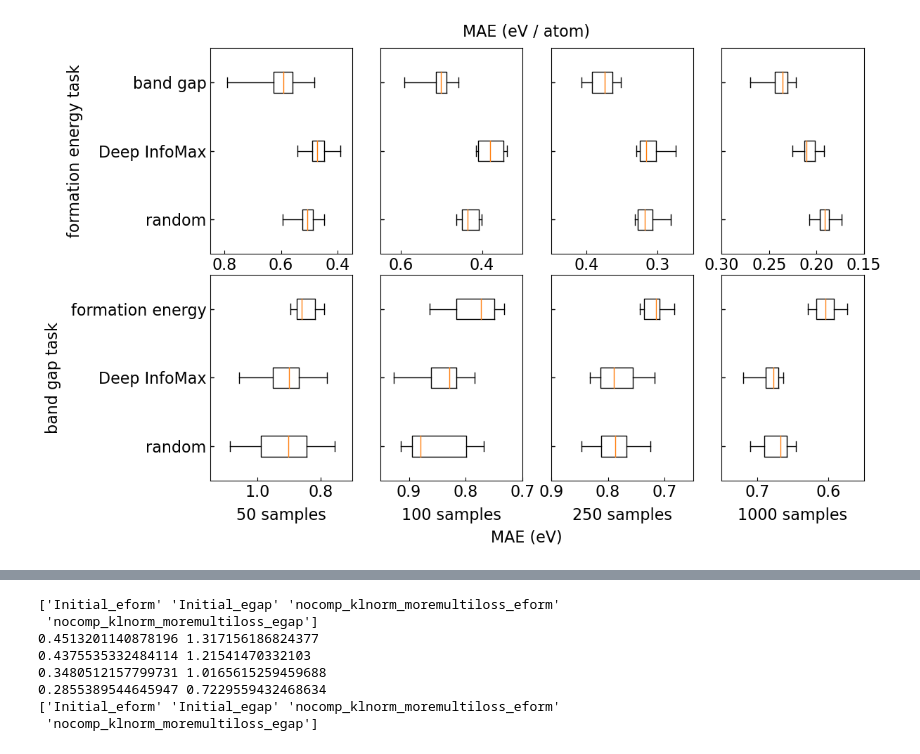
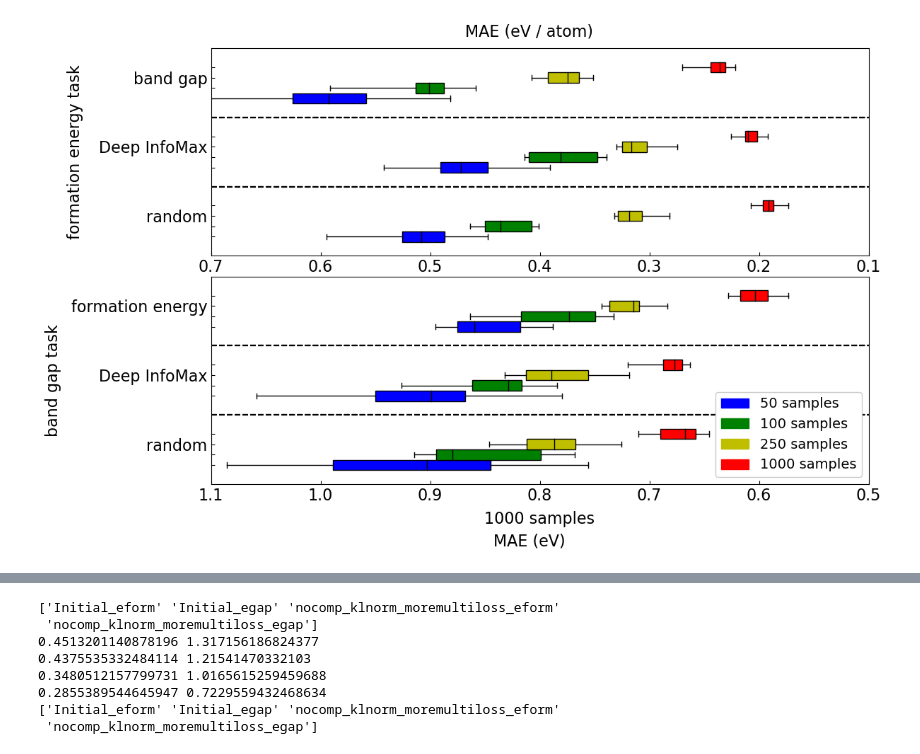
Before and after one commit to mm04926412/Site-Net, a Jupyter notebook: Downstream_MAEs_to_plots.ipynb, the cells around one changed output, grey strips where cells are left out. Saved outputs shown, nothing was run; the diff lists cells and outputs as text; code cells hidden in the pictures.

```diff
--- a/Downstream_MAEs_to_plots.ipynb
+++ b/Downstream_MAEs_to_plots.ipynb
@@ -251,7 +234,6 @@ ValueError: X must have 2 or fewer dimensions
 [figure]
 # %%
 DownMAE = pd.read_csv("Downstream_MAEs.csv",header=None,names=["filename","MAE"])
-print(DownMAE[DownMAE["filename"].str.contains("eform_compact_dim_s250_initial_downstream_Neither")])
 
 box_plot_1 = [["eform_compact_dim_s50_initial_downstream_Neither_", "eform_compact_dim_s50_DIM_downstream_Neither_DIM_eform_", "eform_compact_dim_s50_DIM_downstream_Neither_Supervised_egap_"],["random","Deep InfoMax","band gap"],"eform_s100_transfer.png",[0.85,0.35]]
 box_plot_2 = [["eform_compact_dim_s100_initial_downstream_Neither_","eform_compact_dim_s100_DIM_downstream_Neither_DIM_eform_","eform_compact_dim_s100_DIM_downstream_Neither_Supervised_egap_"],["random","Deep InfoMax","band gap"],"eform_s250_transfer.png",[0.65,0.3]]
@@ -259,74 +241,24 @@ box_plot_3 = [["eform_compact_dim_s250_initial_downstream_Neither_", "eform_comp
 box_plot_4 = [["eform_compact_dim_s1000_initial_downstream_Neither_", "eform_compact_dim_s1000_DIM_downstream_Neither_DIM_eform_", "eform_compact_dim_s1000_DIM_downstream_Neither_Supervised_egap_"],["random","Deep InfoMax","band gap"],"eform_s10000_transfer.png",[0.3,0.15]]
 box_plot_queue = [box_plot_1,box_plot_2,box_plot_3,box_plot_4]
 
-fig,ax = plt.subplots(2, 4, sharex=False, sharey="row",gridspec_kw={'wspace':0.2, 'hspace':0.1},figsize=(12,8))
-fig.text(0.5, 0.0, "MAE (eV)", ha='center')
-fig.text(0.5, 0.9, "MAE (eV / atom)", ha='center')
-
-ax_i = 0
-ax[0][0].set_ylabel("formation energy task",labelpad=16)
-for plots in box_plot_queue:
-    plt.figure()
-    vectors = [DownMAE[DownMAE["filename"].str.contains(i)]["MAE"] for i in plots[0]]
-    print(vectors)
-    if ax_i == 0:
-        ax[0][ax_i].boxplot(vectors,labels=plots[1],vert=False,whis=100000000)
-    else:
-        ax[0][ax_i].boxplot(vectors,labels=["","",""],vert=False,whis=100000000)
-    ax[0][ax_i].set_ylim(0.5,3.5)
-    ax[0][ax_i].set_xlim(plots[3][0],plots[3][1])
-    fig.savefig("figure_eform_transfer.png")
-    ax_i += 1
-    fig.show()
-
-DownMAE = pd.read_csv("Downstream_MAEs.csv",header=None,names=["filename","MAE"])
-box_plot_1 = [["egap_compact_dim_s50_initial_downstream_Neither_", "egap_compact_dim_s50_DIM_downstream_Neither_DIM_egap_", "egap_compact_dim_s50_DIM_downstream_Neither_Supervised_eform_"],["random","Deep InfoMax","formation energy"],"eform_s50_transfer.png",[1.15,0.7],50]
-box_plot_2 = [["egap_compact_dim_s100_initial_downstream_Neither_","egap_compact_dim_s100_DIM_downstream_Neither_DIM_egap_","egap_compact_dim_s100_DIM_downstream_Neither_Supervised_eform_"],["random","Deep InfoMax","formation energy"],"eform_s100_transfer.png",[0.95,0.7],100]
-box_plot_3 = [["egap_compact_dim_s250_initial_downstream_Neither_", "egap_compact_dim_s250_DIM_downstream_Neither_DIM_egap_", "egap_compact_dim_s250_DIM_downstream_Neither_Supervised_eform_"],["random","Deep InfoMax","formation energy"],"eform_s250_transfer.png",[0.9,0.65],250]
-box_plot_4 = [["egap_compact_dim_s1000_initial_downstream_Neither_", "egap_compact_dim_s1000_DIM_downstream_Neither_DIM_egap_", "egap_compact_dim_s1000_DIM_downstream_Neither_Supervised_eform_"],["random","Deep InfoMax","formation energy"],"eform_s1000_transfer.png",[0.75,0.55],1000]
-box_plot_queue = [box_plot_1,box_plot_2,box_plot_3,box_plot_4]
-
-#fig,ax = plt.subplots(1, 4, sharex=False, sharey=True,gridspec_kw={'wspace':0.1, 'hspace':0},figsize=(12,6))
-#fig.text(0.5, 0, "MAE (eV)", ha='center')
-
-ax_i = 0
-ax[1][0].set_ylabel("band gap task",labelpad=10)
-for plots in box_plot_queue:
-    vectors = [DownMAE[DownMAE["filename"].str.contains(i)]["MAE"] for i in plots[0]]
-    print(vectors)
-    if ax_i == 0:
-        ax[1][ax_i].boxplot(vectors,labels=plots[1],vert=False,whis=100000000)
-    else:
-        ax[1][ax_i].boxplot(vectors,labels=["","",""],vert=False,whis=100000000)
-    ax[1][ax_i].set_ylim(0.5,3.5)
-    ax[1][ax_i].set_xlim(plots[3][0],plots[3][1])
-    ax[1][ax_i].set_xlabel(str(plots[4]) + " samples", labelpad=7)
-    fig.savefig("figure_transfer.png",bbox_inches="tight")
-    ax_i += 1
-    fig.show()
-
 fig,ax = plt.subplots(2, 1, sharex=False, sharey="row",gridspec_kw={'wspace':0.2, 'hspace':0.1},figsize=(12,8))
 fig.text(0.5, 0.0, "MAE (eV)", ha='center')
 fig.text(0.5, 0.9, "MAE (eV / atom)", ha='center')
 
 ax_i = 0
 ax[0].set_ylabel("formation energy task",labelpad=16)
-colors = ["r","g","b","y"]
-for plots,color in zip(box_plot_queue,colors):
-    plt.figure()
+offset=-0.225
+for plots, color, samples in zip(box_plot_queue, ["b", "g", "y", "r"], [50, 100, 250, 1000]):
     vectors = [DownMAE[DownMAE["filename"].str.contains(i)]["MAE"] for i in plots[0]]
-    print(vectors)
-    if ax_i == 0:
-        box = ax[0].boxplot(vectors,labels=plots[1],vert=False,whis=100000000)
+    if ax_i == 2:
+        box_plot(ax[0],vectors,"black",color,labels=plots[1],vert=False,whis=100000000,positions=[1+offset,2+offset,3+offset],widths=0.15)
     else:
-        box = ax[0].boxplot(vectors,labels=["","",""],vert=False,whis=100000000)
-    for _,line_list in box.items():
-        for line in line_list:
-            line.set_color(color)
+        box_plot(ax[0],vectors,"black",color,labels=["","",""],vert=False,whis=100000000,positions=[1+offset,2+offset,3+offset],widths=0.15)
     ax[0].set_ylim(0.5,3.5)
-    ax[0].set_xlim(1.15,0.55)
+    ax[0].set_xlim(0.7,0.1)
     fig.savefig("figure_eform_transfer.png")
     ax_i += 1
+    offset+=0.15
     fig.show()
 
 DownMAE = pd.read_csv("Downstream_MAEs.csv",header=None,names=["filename","MAE"])
@@ -341,21 +273,22 @@ box_plot_queue = [box_plot_1,box_plot_2,box_plot_3,box_plot_4]
 
 ax_i = 0
 ax[1].set_ylabel("band gap task",labelpad=10)
-colors = ["r","g","b","y"]
-for plots,color in zip(box_plot_queue,colors):
+offset=-0.225
+for plots, color, samples in zip(box_plot_queue, ["b", "g", "y", "r"], [50, 100, 250, 1000]):
     vectors = [DownMAE[DownMAE["filename"].str.contains(i)]["MAE"] for i in plots[0]]
-    print(vectors)
-    if ax_i == 0:
-        box = ax[1].boxplot(vectors,labels=plots[1],vert=False,whis=100000000)
+    if ax_i == 2:
+        box_plot(ax[1],vectors,"black",color,labels=plots[1],vert=False,whis=100000000,positions=[1+offset,2+offset,3+offset],widths=0.15)
     else:
-        box = ax[1].boxplot(vectors,labels=["","",""],vert=False,whis=100000000)
-    for _,line_list in box.items():
-            for line in line_list:
-                line.set_color(color)
+        box_plot(ax[1],vectors,"black",color,labels=["","",""],vert=False,whis=100000000,positions=[1+offset,2+offset,3+offset],widths=0.15)
     ax[1].set_ylim(0.5,3.5)
-    ax[1].set_xlim(1.15,0.55)
+    ax[1].set_xlim(1.1,0.5)
     ax[1].set_xlabel(str(plots[4]) + " samples", labelpad=7)
     fig.savefig("figure_transfer.png",bbox_inches="tight")
     ax_i += 1
+    offset+=0.15
+    [ax[0].axhline(y, color = 'black', linestyle='--') for y in [1.5, 2.5]]
+    [ax[1].axhline(y, color = 'black', linestyle='--') for y in [1.5, 2.5]]
+    ax[1].legend(handles=[Patch(color="b",label="50 samples"),Patch(color="g",label="100 samples"),Patch(color="y",label="250 samples"),Patch(color="r",label="1000 samples")], loc='lower right', fontsize="14",framealpha=1)
+    fig.savefig("figure_transfer.png",bbox_inches="tight")
     fig.show()
 # %% [output]
@@ -379 +295 @@ Name: MAE, dtype: float64]
-[figure, old version]
+[figure, new version]
```
Also changed, not shown: parts of 5 cells of this notebook.
